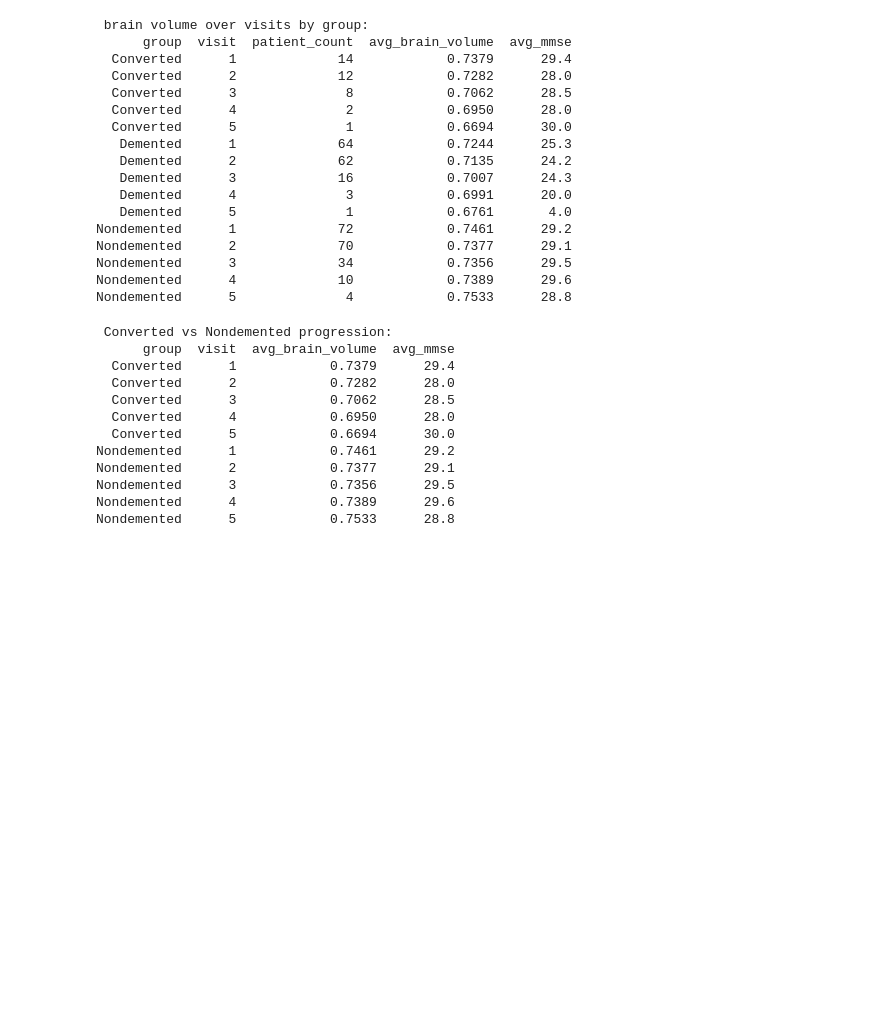
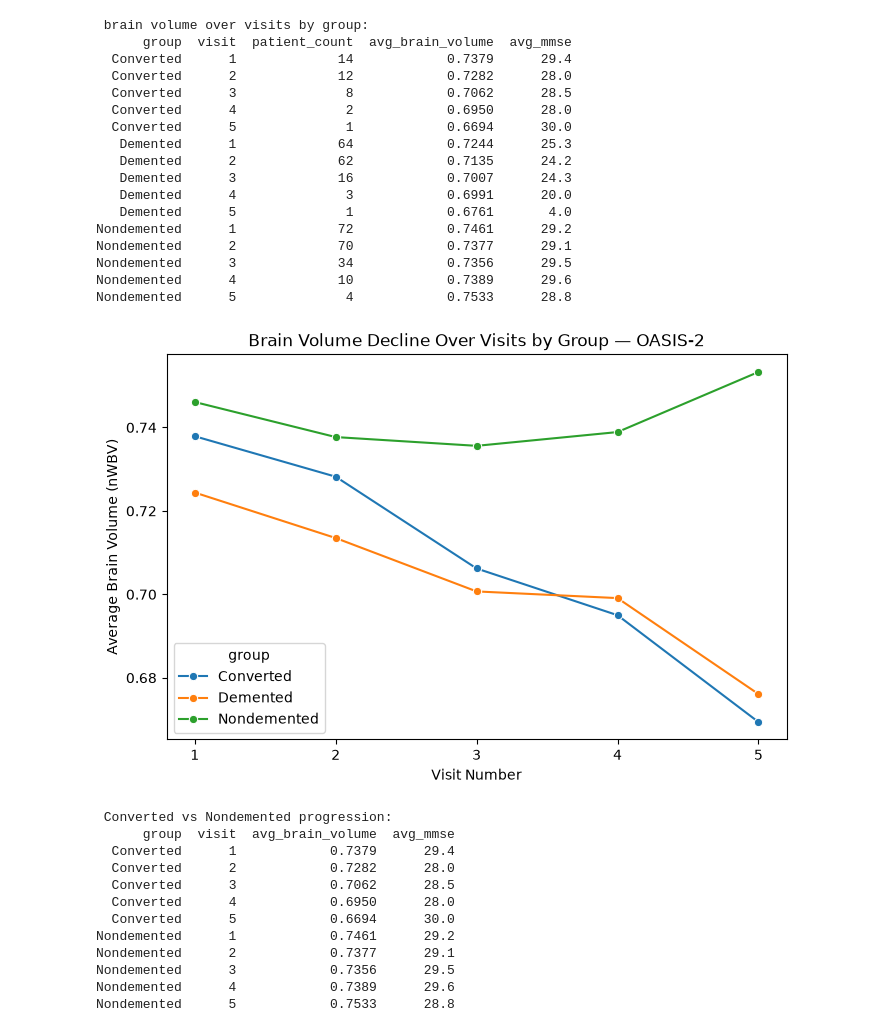
Before and after one commit to menonnimisha02/alzheimers-brain-volume-analysis, a Jupyter notebook: db.ipynb, the cells around one changed output. Saved outputs shown, nothing was run; the diff lists cells and outputs as text; code cells hidden in the pictures; blank space fills up the shorter version.

```diff
--- a/db.ipynb
+++ b/db.ipynb
@@ -193,31 +179,21 @@ Nondemented      3             34            0.7356      29.5
 Nondemented      4             10            0.7389      29.6
 Nondemented      5              4            0.7533      28.8
 # %%
-# chart 4 — brain volume over time by group
-fig4 = px.line(
-    q6,
-    x='visit',
-    y='avg_brain_volume',
-    color='group',
-    markers=True,
-    title='Brain Volume Decline Over Visits by Group — OASIS-2',
-    labels={
-        'visit': 'Visit Number',
-        'avg_brain_volume': 'Average Brain Volume (nWBV)',
-        'group': 'Patient Group'
-    },
-    color_discrete_map={
-        'Nondemented': '#1D9E75',
-        'Demented': '#D85A30',
-        'Converted': '#185FA5'
-    }
-)
-
-fig4.update_layout(
-    xaxis=dict(tickmode='linear', tick0=1, dtick=1)
-)
-
-fig4.show()
+# chart 3 — brain volume over visit by group
+plt.figure(figsize=(8, 5))
+sns.lineplot(
+    data=q6,
+    x="visit",
+    y="avg_brain_volume",
+    hue="group",
+    marker="o")
+plt.title("Brain Volume Decline Over Visits by Group — OASIS-2")
+plt.xlabel("Visit Number")
+plt.ylabel("Average Brain Volume (nWBV)")
+plt.xticks(q6["visit"].unique())
+plt.show()
+# %% [output]
+[figure, added]
 # %%
 query = """
 SELECT "group",
```
Also changed, not shown: parts of 6 cells of this notebook.
